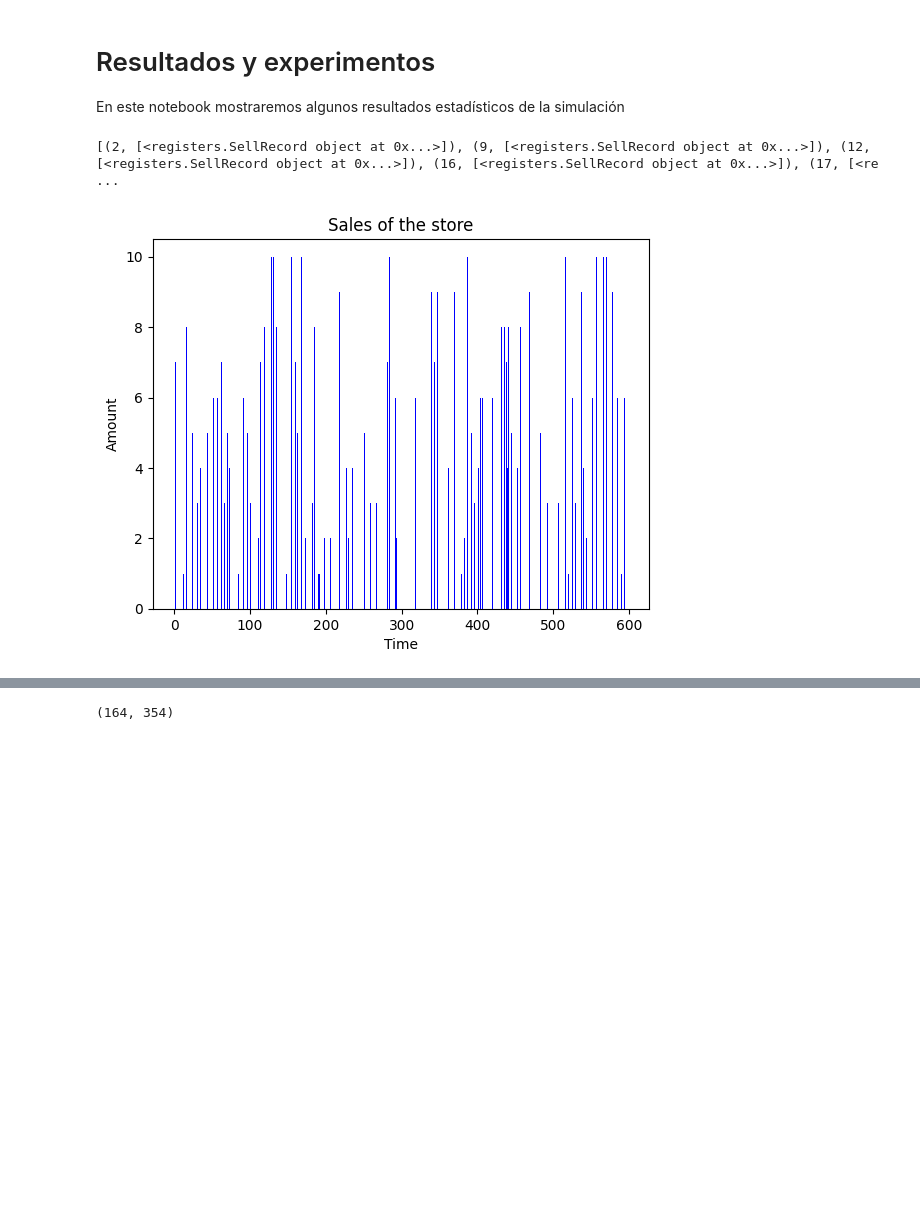
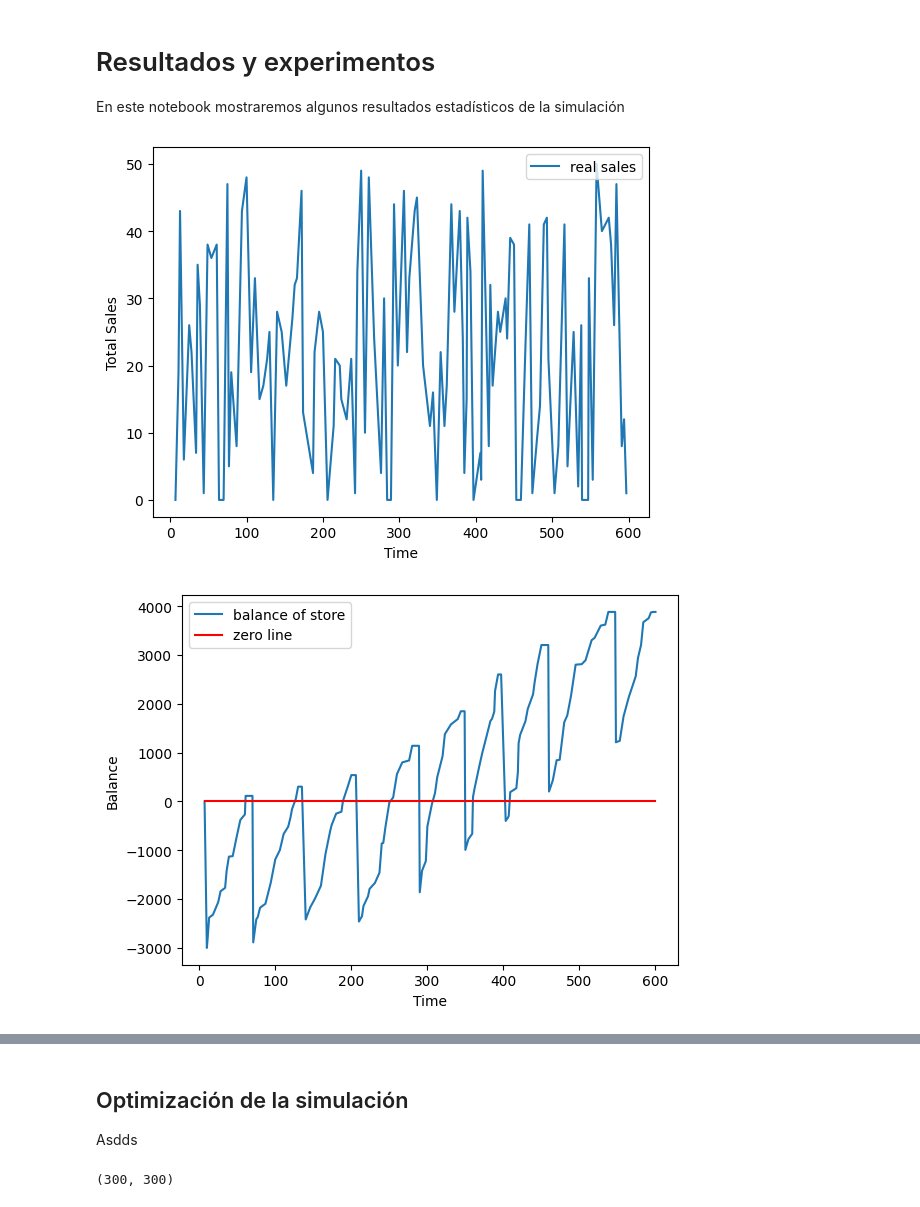
Before and after one commit to IronBeardX/sim_project, a Jupyter notebook: clean_code/results.ipynb, the cells around one changed output, grey strips where cells are left out. Saved outputs shown, nothing was run; the diff lists cells and outputs as text; code cells hidden in the pictures; blank space fills up the shorter version.

Commit message:
Changing some stuff in the plotting of graphs and in the optimizer

```diff
--- a/clean_code/results.ipynb
+++ b/clean_code/results.ipynb
@@ -7,17 +7,13 @@ from simulation_engine import *
 
 # simulation_time:int = 14 * 60 # 14 hours * 60 min = 840
 simulation_time:int = 600
+product_price = 10
 # The simulation time is in minutes
-sim = InventorySimulation(sim_duration=simulation_time, s=10, S= 200, initial_inventory_level= 100)
+sim = InventorySimulation(sim_duration=simulation_time, s=20, S= 300, initial_inventory_level= 0, product_value=product_price)
 sim.run()
 # %%
 from sim_stats import FlattenRegistry, SimStatistics
+from graphics import Graphics
 
 sim_statistics = SimStatistics(sim.registry)
-
-# plotting the sells of the store
-print(sim_statistics.flat_registry.flat_sells)
-sim_statistics.plot_bar_sell()
+graph = Graphics(sim_statistics)
-# %% [output]
-[(2, [<registers.SellRecord object at 0x...>]), (9, [<registers.SellRecord object at 0x...>]), (12, [<registers.SellRecord object at 0x...>]), (16, [<registers.SellRecord object at 0x...>]), (17, [<re ...
-[figure, removed]
@@ -27,0 +20,7 @@ sim_statistics.plot_balance()
+# %%
+graph.plot_sells()
+graph.plot_balance()
+graph.plot_loss(product_price=product_price)
+# %% [output]
+[figure, added]
+[figure, added]
@@ -28,8 +28,12 @@ sim_statistics.plot_balance()
+# %% [markdown]
+## Optimización de la simulación
+
+Asdds
 # %%
 from optimizer import OptimizeSimulation
 
 opt = OptimizeSimulation(sim, 30)
-res = opt.optimize(steps_search=10)
+res = opt.optimize(steps_search=20, single_point=True)
 print(res)
 # %% [output]
-(164, 354)
+(300, 300)
```
Also changed, not shown: parts of 5 cells of this notebook, 4 other files.
